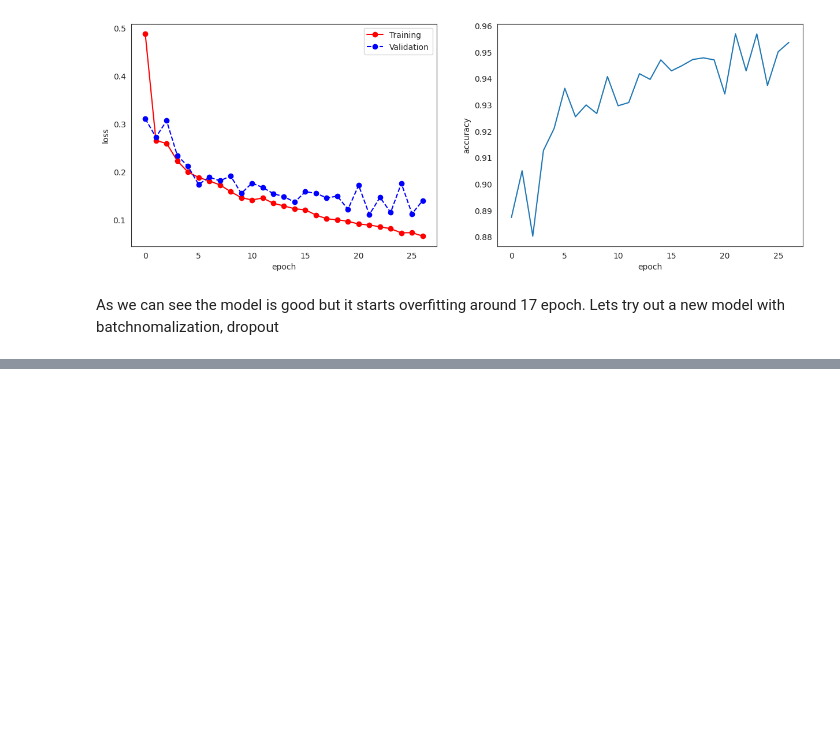
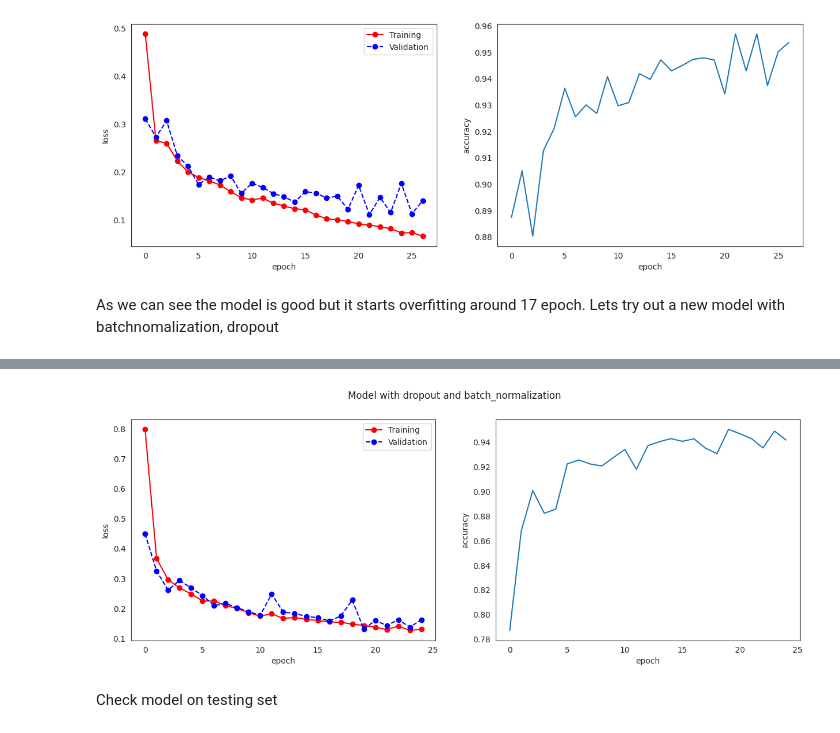
Before and after one commit to gitMiodek/lungs-disease-classification-app, a Jupyter notebook: X_ray_images_classification.ipynb, the cells around one changed output, grey strips where cells are left out. Cells and saved outputs as stored; diff of their text form; code cells hidden in the pictures; blank space fills up the shorter version.

Commit message:
feat(notebook): perfomed model optimization, visualisation for 3 models

```diff
--- a/X_ray_images_classification.ipynb
+++ b/X_ray_images_classification.ipynb
@@ -675,7 +697,7 @@ X_rayClassification(
   )
 )
 # %%
-num_epochs = 50
+num_epochs = 100
 opt_func = torch.optim.Adam
 lr = 0.001
 # %%
@@ -721,15 +743,15 @@ plt.show()
 As we can see the model is good but it starts overfitting around 17 epoch. Lets try out a new model with batchnomalization, dropout
 # %%
 class ModelDropoutNorm(GeneralSteps):
-    """Adding batch_normalization and dropout for previous model to see how it influences the training"""
+    """Adding batch_normalization and dropout to previous model to see how it influences the training"""
 
     def __init__(self):
         super().__init__()
         self.network = nn.Sequential(
             nn.Conv2d(1, 12, kernel_size=3, padding=1, padding_mode="zeros"),
-            nn.BatchNorm2d(12),
+
             nn.ReLU(),
-            nn.Dropout(0.2),
+
             nn.Conv2d(12, 48, kernel_size=3, padding=1, padding_mode="zeros"),
             nn.BatchNorm2d(48),
             nn.ReLU(),
@@ -737,19 +759,19 @@ class ModelDropoutNorm(GeneralSteps):
             nn.MaxPool2d(2, 2),
 
             nn.Conv2d(48, 128, kernel_size=3, padding=1, padding_mode="zeros"),
-            nn.BatchNorm2d(128),
+
             nn.ReLU(),
-            nn.Dropout(0.3),
+
             nn.Conv2d(128, 128, kernel_size=3, padding=1, padding_mode="zeros"),
             nn.BatchNorm2d(128),
             nn.ReLU(),
-            nn.Dropout(0.3),
+            nn.Dropout(0.2),
             nn.MaxPool2d(2, 2),
 
             nn.Conv2d(128, 256, kernel_size=3, padding=1, padding_mode="zeros"),
-            nn.BatchNorm2d(256),
+
             nn.ReLU(),
-            nn.Dropout(0.3),
+
             nn.Conv2d(256, 256, kernel_size=3, padding=1, padding_mode="zeros"),
             nn.BatchNorm2d(256),
             nn.ReLU(),
@@ -795,5 +839,4 @@ ModelDropoutNorm(
 # %%
 history_model_2 = fit(epochs=num_epochs, model=model2, lr=lr, train_loader=train_loader,
-                      val_loader=val_loader, opt_func=opt_func,
-                      early_stop=EarlyStoppingCallback(model_path=SECOND_MODEL_PATH))
+                      val_loader=val_loader, opt_func=opt_func)
 # %% [output]
@@ -800,0 +860,20 @@ OutOfMemoryError: CUDA out of memory. Tried to allocate 128.00 MiB (GPU 0; 5.79
+# %%
+train = [x['train_loss'] for x in history_model_2]
+val = [x['val_loss'] for x in history_model_2]
+acc = [x['val_acc'] for x in history_model_2]
+# %%
+fig, ax = plt.subplots(ncols=2, nrows=1, figsize=(15,5))
+plt.suptitle("Model with dropout and batch_normalization")
+ax[0].plot(train, '-ro')
+ax[0].plot(val, '--bo')
+ax[0].set_xlabel('epoch')
+ax[0].set_ylabel('loss')
+ax[0].legend(['Training', 'Validation'])
+ax[1].plot(acc)
+ax[1].set_xlabel('epoch')
+ax[1].set_ylabel('accuracy')
+plt.show()
+# %% [output]
+[figure, added]
+# %% [markdown]
+Check model on testing set
```
Also changed, not shown: parts of 14 cells of this notebook.
